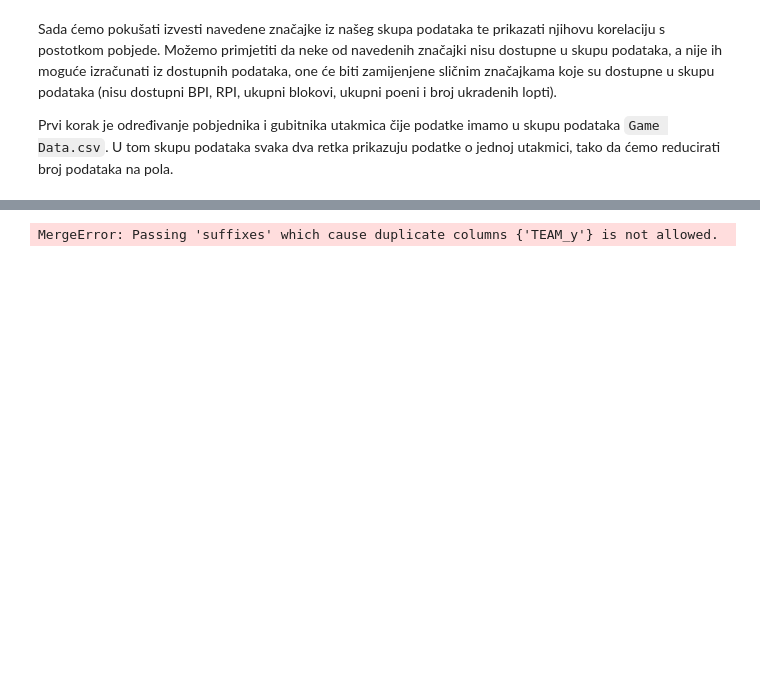
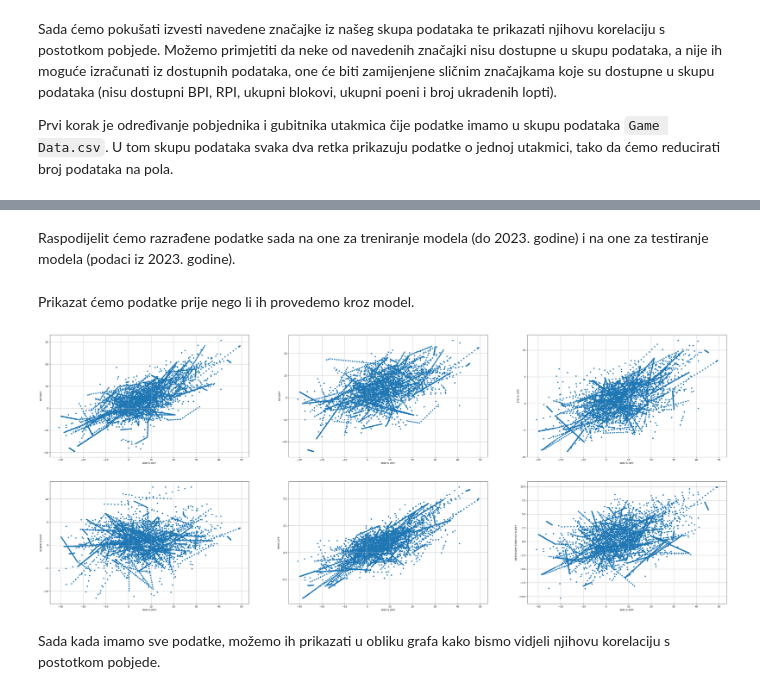
Before and after one commit to babe1304/UZOP-project, a Jupyter notebook: reporoduction_of_experiments.ipynb, the cells around one changed output, grey strips where cells are left out. Drawn from its saved outputs; the diff is of its cells as text; code cells hidden in the pictures; blank space fills up the shorter version.

```diff
--- a/reporoduction_of_experiments.ipynb
+++ b/reporoduction_of_experiments.ipynb
@@ -218,0 +239,18 @@ Kao što se može primjetiti, zbog desnog spajanja podataka, sada imamo puno man
+# %%
+cols = merged_data.columns
+
+new_game_data_rows = []
+
+for i in range(0, len(game_data_2023), 2):
+    team1_row = game_data_2023.iloc[i]
+    team2_row = game_data_2023.iloc[i + 1]
+
+    if team1_row['WIN %'] >= team2_row['WIN %']:
+        new_row = [team1_row['YEAR'], team1_row['TEAM'], team2_row['TEAM'], 'N', team1_row['SEED'], team1_row['WIN %'], team1_row['BLOCK %'], team1_row['EFG %'], team1_row['BARTHAG'], team1_row['DEFENSIVE REBOUND %'], team1_row['POINTS PER POSSESSION OFFENSE'], team2_row['ELITE SOS'], team1_row['BPI'], team2_row['SEED'], team2_row['WIN %'], team2_row['BLOCK %'], team2_row['EFG %'], team2_row['BARTHAG'], team2_row['DEFENSIVE REBOUND %'], team2_row['POINTS PER POSSESSION OFFENSE'], team2_row['ELITE SOS'], team2_row['BPI']]
+    else:
+        new_row = [team2_row['YEAR'], team2_row['TEAM'], team1_row['TEAM'], 'N', team2_row['SEED'], team2_row['WIN %'], team2_row['BLOCK %'], team2_row['EFG %'], team2_row['BARTHAG'], team2_row['DEFENSIVE REBOUND %'], team2_row['POINTS PER POSSESSION OFFENSE'], team2_row['ELITE SOS'], team2_row['BPI'], team1_row['SEED'], team1_row['WIN %'], team1_row['BLOCK %'], team1_row['EFG %'], team1_row['BARTHAG'], team1_row['DEFENSIVE REBOUND %'], team1_row['POINTS PER POSSESSION OFFENSE'], team1_row['ELITE SOS'], team1_row['BPI']]
+    new_game_data_rows.append(new_row)
+
+game_data_2023_new = pd.DataFrame(new_game_data_rows, columns=cols)
+merged_data = pd.concat([merged_data, game_data_2023_new])
+merged_data.info()
@@ -226,29 +299,61 @@ oowp_data = owp_data.groupby(['YEAR', 'TEAM']).agg({'OWP': 'mean'}).reset_index(
 oowp_data = oowp_data.rename(columns={'OWP': 'OOWP'})
 
 # Merge OWP and OOWP data with merge_data
-merged_data = pd.merge(owp_data, merged_data, left_on=['YEAR', 'TEAM'], right_on=['YEAR', 'WINNING TEAM'], how='left')
-merged_data = pd.merge(oowp_data, merged_data, left_on=['YEAR', 'TEAM'], right_on=['YEAR', 'WINNING TEAM'], how='left')
+merged_data = pd.merge(owp_data, merged_data, left_on=['YEAR', 'TEAM'], right_on=['YEAR', 'WINNING TEAM'], how='left', suffixes=('', '_winning'))
+merged_data = pd.merge(oowp_data, merged_data, left_on=['YEAR', 'TEAM'], right_on=['YEAR', 'WINNING TEAM'], how='left', suffixes=('', '_winning'))
 
-# Calculate RPI index
-merged_data['RPI Index WINNING TEAM'] = (0.25 * merged_data['WINNER TEAM WIN %']) + (0.50 * merged_data['OWP']) + (0.25 * merged_data['OOWP'])
+# Calculate RPI index for WINNING TEAM
+merged_data['RPI WINNING TEAM'] = (0.25 * merged_data['WINNER TEAM WIN %']) + (0.50 * merged_data['OWP']) + (0.25 * merged_data['OOWP'])
+merged_data = merged_data.drop(['OWP', 'OOWP', 'TEAM_winning'], axis=1)
 
-# Calculate OWP for LOSING TEAM
+merged_data.info()
+
+# Repeat the process for LOSING TEAM
 owp_data_losing = merged_data.groupby(['YEAR', 'LOSING TEAM']).agg({'WINNER TEAM WIN %': 'mean'}).reset_index()
 owp_data_losing = owp_data_losing.rename(columns={'WINNER TEAM WIN %': 'OWP', 'LOSING TEAM': 'TEAM'})
 
-# Calculate OOWP for LOSING TEAM
 oowp_data_losing = owp_data_losing.groupby(['YEAR', 'TEAM']).agg({'OWP': 'mean'}).reset_index()
 oowp_data_losing = oowp_data_losing.rename(columns={'OWP': 'OOWP'})
 
-# Merge OWP and OOWP data with merged_data for LOSING TEAM
-merged_data = pd.merge(owp_data_losing, merged_data, left_on=['YEAR', 'TEAM'], right_on=['YEAR', 'LOSING TEAM'], how='left', suffixes=('_owp_losing', '_merged'))
-merged_data = pd.merge(oowp_data_losing, merged_data, left_on=['YEAR', 'TEAM'], right_on=['YEAR', 'LOSING TEAM'], how='left', suffixes=('_owp_losing', '_merged'))
+# Merge OWP and OOWP data with merge_data for LOSING TEAM
+# merged_data = pd.merge(owp_data_losing, merged_data, left_on=['YEAR', 'TEAM'], right_on=['YEAR', 'LOSING TEAM'], how='left', suffixes=('', '_merged'))
+# merged_data = pd.merge(oowp_data_losing, merged_data, left_on=['YEAR', 'TEAM'], right_on=['YEAR', 'LOSING TEAM'], how='left', suffixes=('', '_merged_1'))
 
-merged_data.info()
 # Calculate RPI index for LOSING TEAM
-# merged_data['RPI Index LOSING TEAM'] = (0.25 * merged_data['LOSER TEAM WIN %']) + (0.50 * merged_data['OWP']) + (0.25 * merged_data['OOWP'])
+# merged_data['RPI LOSING TEAM'] = (0.25 * merged_data['LOSER TEAM WIN %']) + (0.50 * merged_data['OWP']) + (0.25 * merged_data['OOWP'])
+# merged_data = merged_data.drop(['OWP', 'OOWP', 'TEAM_merged_1'], axis=1)
 
 # merged_data.info()
 # merged_data.describe()
-# %% [output]
-MergeError: Passing 'suffixes' which cause duplicate columns {'TEAM_y'} is not allowed.
+# %%
+merged_data['RPI WINNING TEAM'] = 0.25 * merged_data['WINNER TEAM WIN %'] + 0.75 * merged_data['WINNER TEAM ELITE SOS']
+merged_data['RPI LOSING TEAM'] = 0.25 * merged_data['LOSER TEAM WIN %'] + 0.75 * merged_data['LOSER TEAM ELITE SOS']
+# %% [markdown]
+Raspodijelit ćemo razrađene podatke sada na one za treniranje modela (do 2023. godine) i na one za testiranje modela (podaci iz 2023. godine).
+# %%
+merged_data['EFG % DIFF'] = merged_data['WINNER TEAM EFG %'] - merged_data['LOSER TEAM EFG %']
+merged_data['BLOCK % DIFF'] = merged_data['WINNER TEAM BLOCK %'] - merged_data['LOSER TEAM BLOCK %']
+merged_data['BPI DIFF'] = merged_data['WINNER TEAM BPI'] - merged_data['LOSER TEAM BPI']
+merged_data['RPI DIFF'] = merged_data['RPI WINNING TEAM'] - merged_data['RPI LOSING TEAM']
+merged_data['PPPO DIFF'] = merged_data['WINNER TEAM POINTS PER POSSESSION OFFENSE'] - merged_data['LOSER TEAM POINTS PER POSSESSION OFFENSE']
+merged_data['DEFENSIVE REBOUND % DIFF'] = merged_data['WINNER TEAM DEFENSIVE REBOUND %'] - merged_data['LOSER TEAM DEFENSIVE REBOUND %']
+merged_data['WIN % DIFF'] = merged_data['WINNER TEAM WIN %'] - merged_data['LOSER TEAM WIN %']
+
+train_data = merged_data[merged_data['YEAR'] != 2023]
+test_data = merged_data[merged_data['YEAR'] == 2023]
+# %% [markdown]
+Prikazat ćemo podatke prije nego li ih provedemo kroz model.
+# %%
+for year in [2008]:
+    year_data = merged_data[merged_data['YEAR'] == year]
+    fig, axs = plt.subplots(2, 3, figsize=(50, 20))
+    year_data.plot(kind='scatter', x='WIN % DIFF', y='BPI DIFF', ax=axs[0, 0], grid=True)
+    year_data.plot(kind='scatter', x='WIN % DIFF', y='RPI DIFF', ax=axs[0, 1], grid=True)
+    year_data.plot(kind='scatter', x='WIN % DIFF', y='EFG % DIFF', ax=axs[0, 2], grid=True)
+    year_data.plot(kind='scatter', x='WIN % DIFF', y='BLOCK % DIFF', ax=axs[1, 0], grid=True)
+    year_data.plot(kind='scatter', x='WIN % DIFF', y='PPPO DIFF', ax=axs[1, 1], grid=True)
+    year_data.plot(kind='scatter', x='WIN % DIFF', y='DEFENSIVE REBOUND % DIFF', ax=axs[1, 2], grid=True)
+# %% [output]
+[figure, added]
+# %% [markdown]
+Sada kada imamo sve podatke, možemo ih prikazati u obliku grafa kako bismo vidjeli njihovu korelaciju s postotkom pobjede.
```
Also changed, not shown: parts of 15 cells of this notebook, 1 other file.
